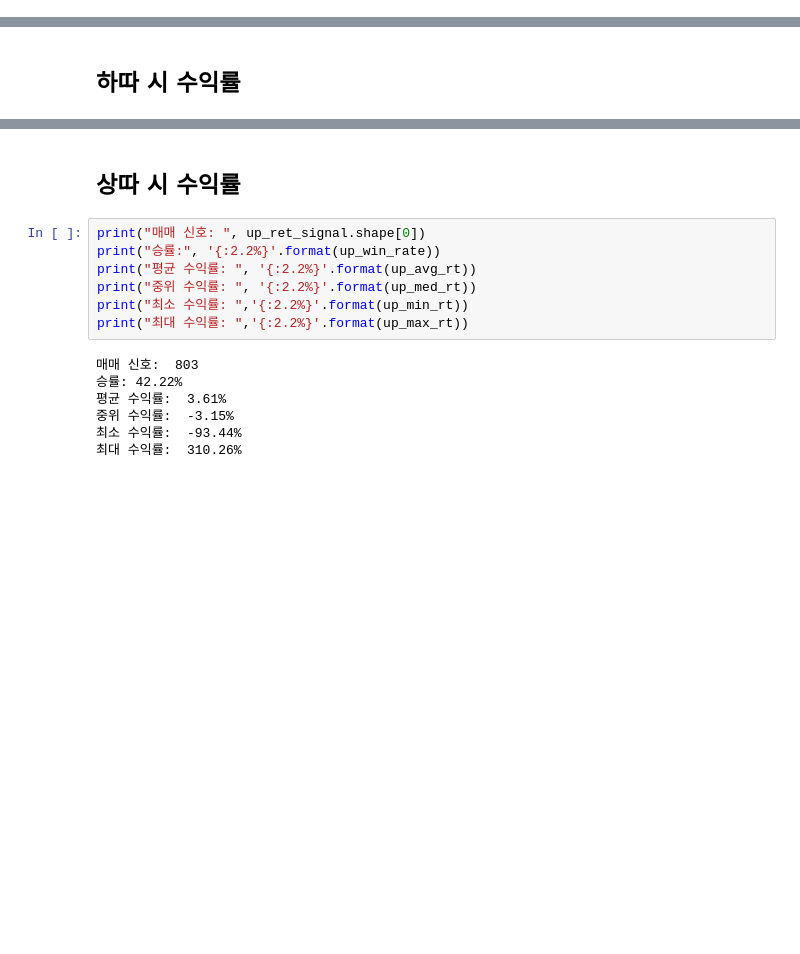
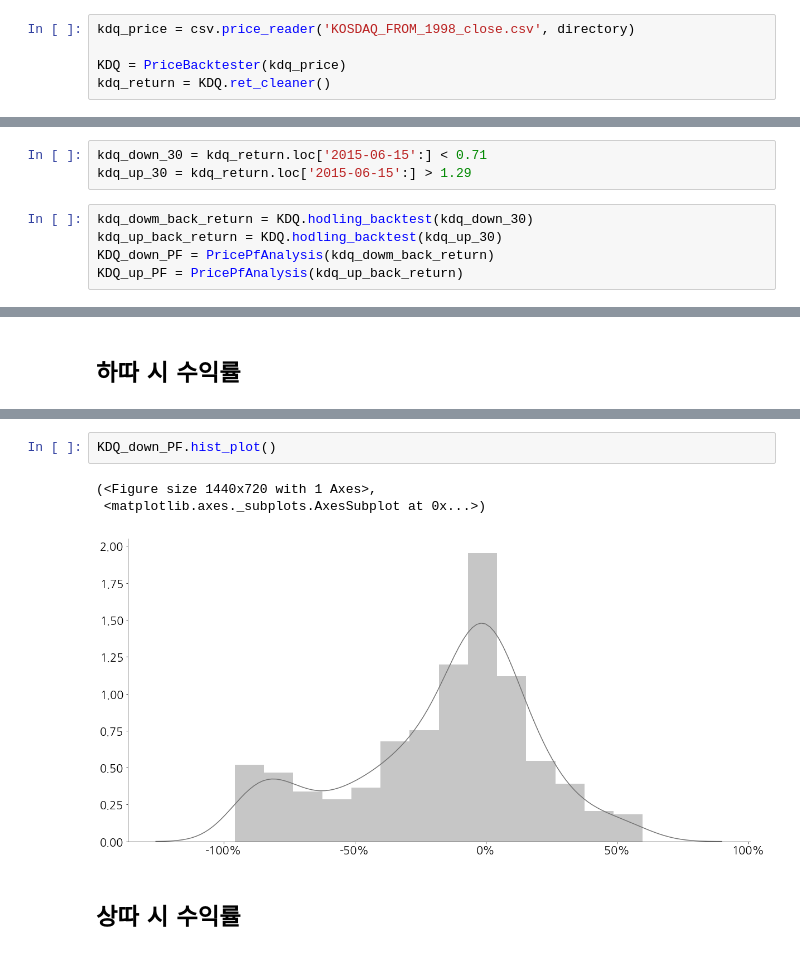
Before and after one commit to mannypac12/WiseData, a Jupyter notebook: 상따 vs 하따.ipynb, the cells around one changed output, grey strips where cells are left out. Drawn from its saved outputs; the diff is of its cells as text; blank space fills up the shorter version.

```diff
--- a/상따 vs 하따.ipynb
+++ b/상따 vs 하따.ipynb
@@ -80,0 +100,5 @@ max_rt = (ret_signal.max()-1)
+# %%
+kdq_price = csv.price_reader('KOSDAQ_FROM_1998_close.csv', directory)
+
+KDQ = PriceBacktester(kdq_price)
+kdq_return = KDQ.ret_cleaner()
@@ -80,0 +123,8 @@ max_rt = (ret_signal.max()-1)
+# %%
+kdq_down_30 = kdq_return.loc['2015-06-15':] < 0.71
+kdq_up_30 = kdq_return.loc['2015-06-15':] > 1.29
+# %%
+kdq_dowm_back_return = KDQ.hodling_backtest(kdq_down_30)
+kdq_up_back_return = KDQ.hodling_backtest(kdq_up_30)
+KDQ_down_PF = PricePfAnalysis(kdq_dowm_back_return)
+KDQ_up_PF = PricePfAnalysis(kdq_up_back_return)
@@ -110,16 +160,8 @@ up_max_rt = (up_ret_signal.max()-1)
+# %%
+KDQ_down_PF.hist_plot()
+# %% [output]
+(<Figure size 1440x720 with 1 Axes>,
+ <matplotlib.axes._subplots.AxesSubplot at 0x...>)
+[figure, added]
 # %% [markdown]
 ## 상따 시 수익률
-# %%
-print("매매 신호: ", up_ret_signal.shape[0])
-print("승률:", '{:2.2%}'.format(up_win_rate))
-print("평균 수익률: ", '{:2.2%}'.format(up_avg_rt))
-print("중위 수익률: ", '{:2.2%}'.format(up_med_rt))
-print("최소 수익률: ",'{:2.2%}'.format(up_min_rt))
-print("최대 수익률: ",'{:2.2%}'.format(up_max_rt))
-# %% [output]
-매매 신호:  803
-승률: 42.22%
-평균 수익률:  3.61%
-중위 수익률:  -3.15%
-최소 수익률:  -93.44%
-최대 수익률:  310.26%
```
Also changed, not shown: parts of 23 cells of this notebook, 2 other files.
